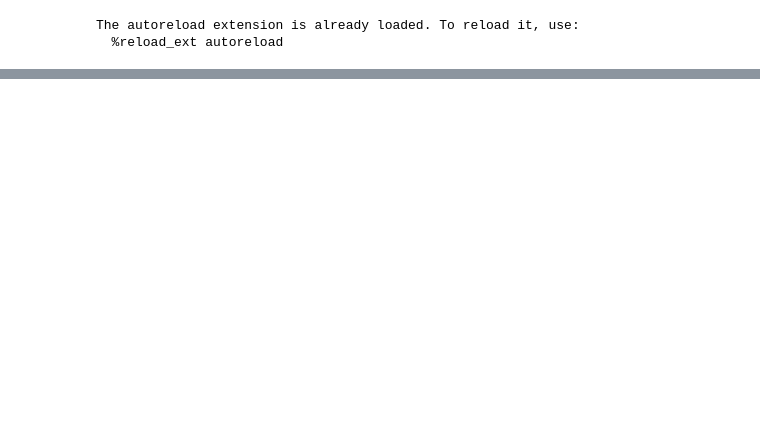
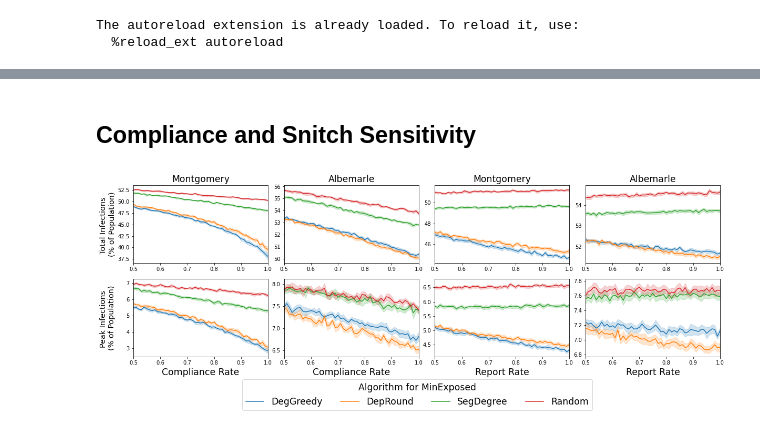
Before and after one commit to gzli929/ContactTracing, a Jupyter notebook: notebooks/experiments.ipynb, the cells around one changed output, grey strips where cells are left out. Saved outputs shown, nothing was run; the diff lists cells and outputs as text; code cells hidden in the pictures; blank space fills up the shorter version.

```diff
--- a/notebooks/experiments.ipynb
+++ b/notebooks/experiments.ipynb
@@ -25,0 +170,2 @@ The autoreload extension is already loaded. To reload it, use:
+# %% [markdown]
+## Compliance and Snitch Sensitivity
@@ -25,0 +214,69 @@ The autoreload extension is already loaded. To reload it, use:
+# %%
+fig, ax = plt.subplots(2,4,figsize=(10,6))
+
+import seaborn as sns
+
+ax0 = sns.lineplot(data=df_mont_comp, x="compliance_rate", y="infected", hue="Alg for MinExposed", ax=ax[0, 0])
+ax0.get_legend().remove()
+ax[0, 0].set_xlabel("")
+ax[0, 0].set_ylabel("Total Infections \n(% of Population)", fontsize = 'x-large')
+ax[0, 0].set_xlim(0.5, 1)
+
+ax2 = sns.lineplot(data=df_mont_comp, x="compliance_rate", y="peak", hue="Alg for MinExposed", ax=ax[1, 0])
+ax2.get_legend().remove()
+ax[1, 0].set_xlabel("Compliance Rate",fontsize = 'xx-large')
+ax[1, 0].set_ylabel("Peak Infections \n(% of Population)\n", fontsize = 'x-large')
+ax[1, 0].set_xlim(0.5, 1)
+
+ax1 = sns.lineplot(data=df_cville_comp, x="compliance_rate", y="infected", hue="Alg for MinExposed", ax=ax[0, 1])
+ax1.get_legend().remove()
+ax[0, 1].set_xlabel("")
+ax[0, 1].set_ylabel("")
+ax[0, 1].set_xlim(0.5, 1)
+
+ax4 = sns.lineplot(data=df_cville_comp, x="compliance_rate", y="peak", hue="Alg for MinExposed", ax=ax[1, 1])
+ax4.get_legend().remove()
+ax[1, 1].set_xlabel("Compliance Rate",fontsize = 'xx-large')
+ax[1, 1].set_ylabel("")
+ax[1, 1].set_xlim(0.5, 1)
+
+ax5 = sns.lineplot(data = df_mont_snitch, x="snitch_rate", y="infected", hue="Alg for MinExposed", ax=ax[0, 2])
+ax5.get_legend().remove()
+ax[0, 2].set_xlabel("")
+ax[0, 2].set_ylabel("")
+ax[0, 2].set_xlim(0.5, 1)
+
+ax6 = sns.lineplot(data = df_mont_snitch, x="snitch_rate", y="peak", hue="Alg for MinExposed", ax=ax[1, 2])
+ax6.get_legend().remove()
+ax[1, 2].set_xlabel("Report Rate",fontsize = 'xx-large')
+ax[1, 2].set_ylabel("")
+ax[1, 2].set_xlim(0.5, 1)
+
+ax8 = sns.lineplot(data=df_cville_snitch, x="snitch_rate", y="infected", hue = "Alg for MinExposed", ax=ax[0, 3])
+ax8.get_legend().remove()
+ax[0, 3].set_xlabel("", fontsize = 'x-large')
+ax[0, 3].set_ylabel("", fontsize = 'large')
+ax[0, 3].set_xlim(0.5, 1)
+
+ax9 = sns.lineplot(data=df_cville_snitch, x="snitch_rate", y="peak", hue = "Alg for MinExposed", ax=ax[1, 3])
+ax9.get_legend().remove()
+ax[1, 3].set_xlabel("Report Rate", fontsize = 'xx-large')
+ax[1, 3].set_ylabel("", fontsize = 'large')
+ax[1, 3].set_xlim(0.5, 1)
+
+ax[0,0].set_title("Montgomery", fontsize = 'xx-large')
+ax[0,1].set_title("Albemarle", fontsize = 'xx-large')
+ax[0,2].set_title("Montgomery", fontsize = 'xx-large')
+ax[0,3].set_title("Albemarle", fontsize = 'xx-large')
+
+legend = fig.legend(['DegGreedy', 'DepRound', 'SegDegree', 'Random'], title='Algorithm for MinExposed', loc="lower center",
+                    ncol = 4, bbox_to_anchor=(0.5, -0.13), fontsize = "xx-large")
+plt.setp(legend.get_title(), fontsize = "xx-large")
+
+fig.set_figwidth(20)
+plt.subplots_adjust(wspace = 0.12, hspace = 0.2)
+fig.savefig("../output/plots/combined_compliance_infoloss_sensitivity_seg.png", dpi=500, bbox_inches = 'tight')
+
+plt.show()
+# %% [output]
+[figure, added]
```
Also changed, not shown: parts of 18 cells of this notebook, 10 other files.
